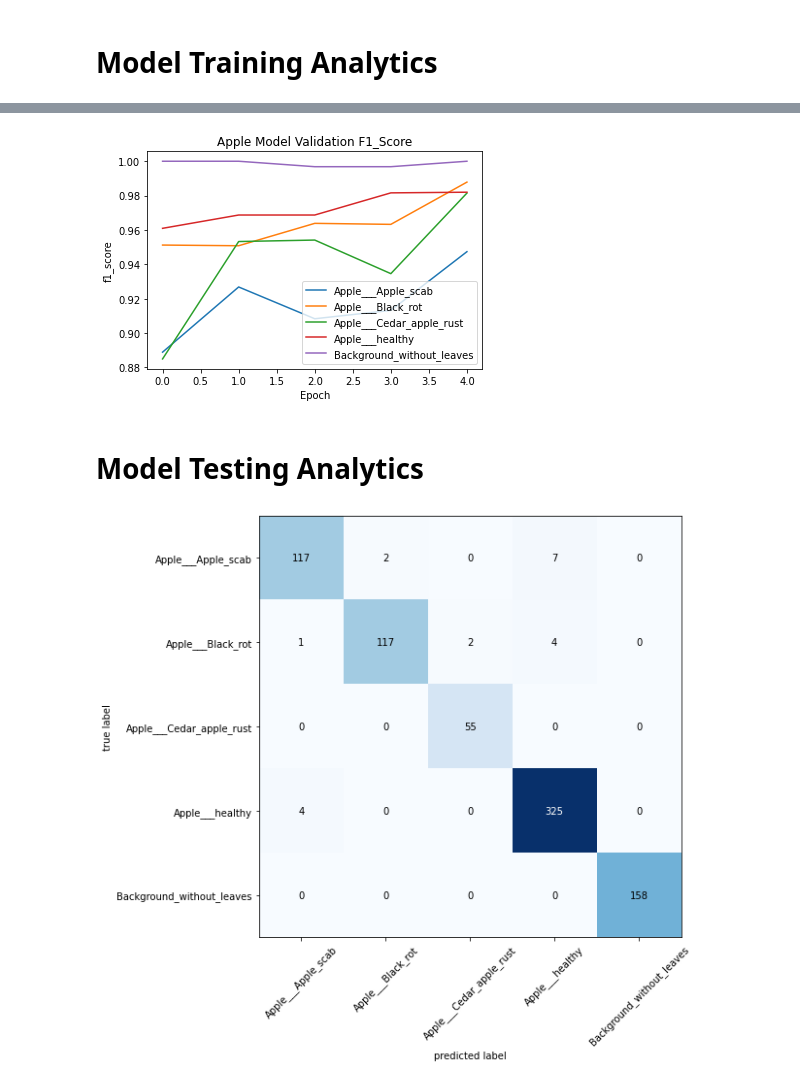
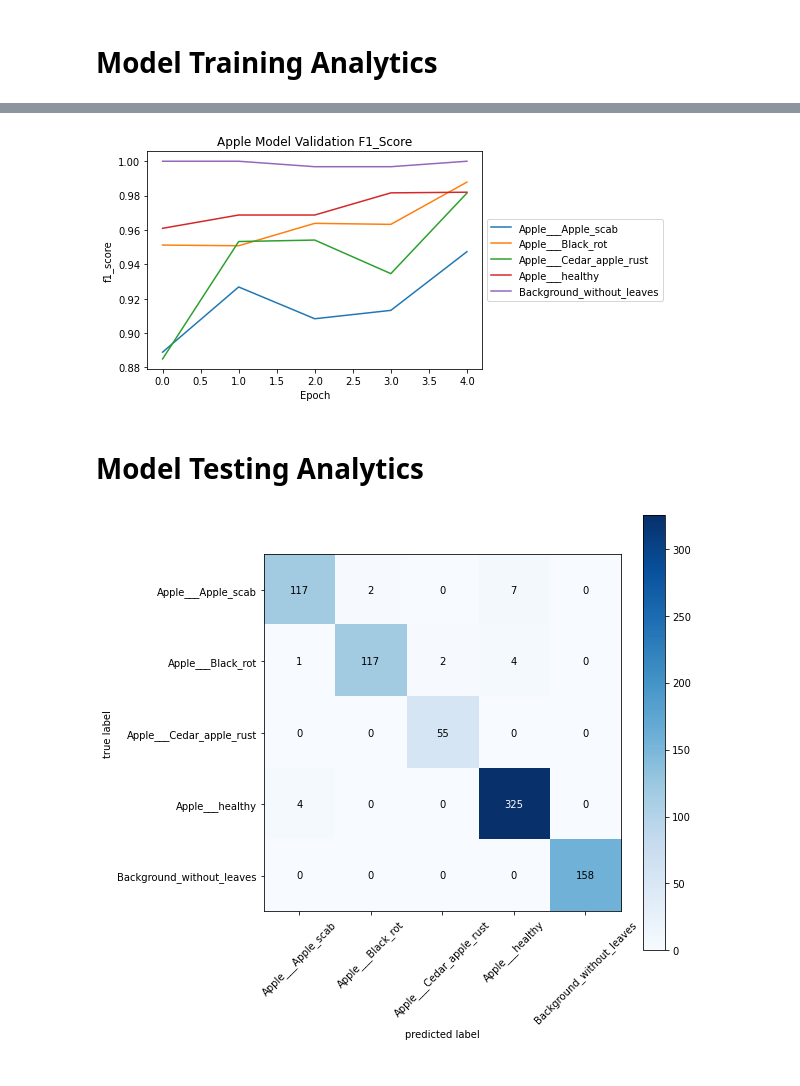
Before and after one commit to brymer-meneses/chloroplast, a Jupyter notebook: machine_learning/model_training/apple.ipynb, the cells around one changed output, grey strips where cells are left out. Saved outputs shown, nothing was run; the diff lists cells and outputs as text; code cells hidden in the pictures.

```diff
--- a/machine_learning/model_training/apple.ipynb
+++ b/machine_learning/model_training/apple.ipynb
@@ -363,12 +363,12 @@ plt.show()
 # %%
 plt.plot(training_history.history['val_f1_score'])
 plt.title('Apple Model Validation F1_Score')
 plt.ylabel('f1_score')
 plt.xlabel('Epoch')
-plt.legend(train_gen.class_indices.keys(), loc = 'lower right')
+plt.legend(train_gen.class_indices.keys(), loc = 'center left', bbox_to_anchor=(1,0.5))
 plt.show()
 # %% [output]
-[figure, old version]
+[figure, new version]
 # %% [markdown]
 # Model Testing Analytics
 # %%
@@ -382,6 +382,6 @@ class_names = test_gen.class_indices.keys()
 y_pred = np.argmax(y_pred, axis = 1)
 # %%
 cs = confusion_matrix(y_true, y_pred)
-cm = plot_confusion_matrix(conf_mat=cs, figsize =(8,8), class_names=class_names)
+cm = plot_confusion_matrix(conf_mat=cs, figsize =(8,8), class_names=class_names, colorbar=True)
 # %% [output]
-[figure, old version]
+[figure, new version]
```
Also changed, not shown: parts of 2 cells of this notebook.
